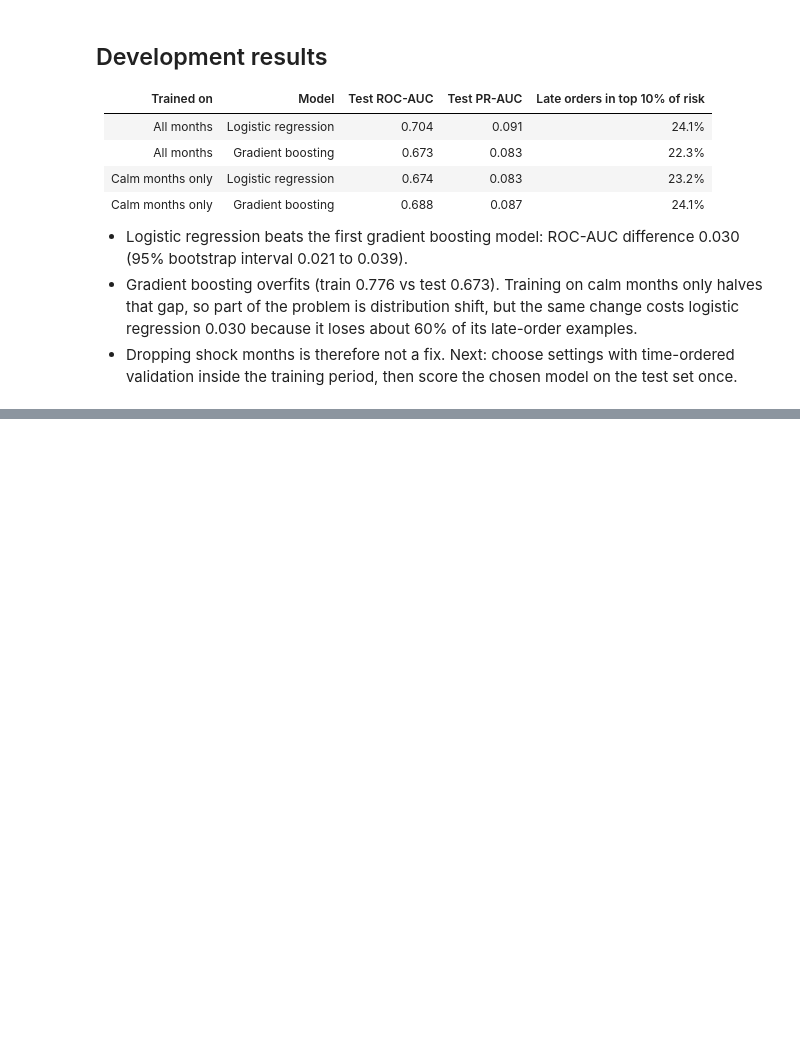
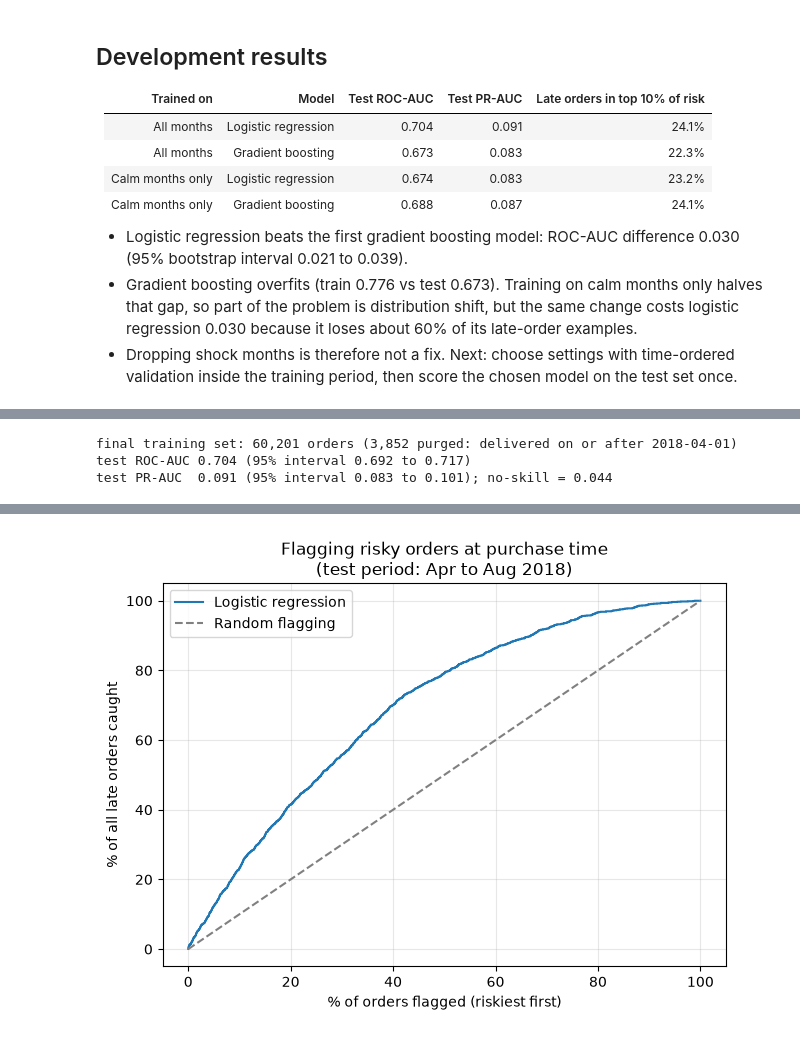
Before and after one commit to eQuaEnoo/olist-ecommerce-analysis, a Jupyter notebook: notebooks/02-predict-late-delivery.ipynb, the cells around one changed output, grey strips where cells are left out. Drawn from its saved outputs; the diff is of its cells as text; code cells hidden in the pictures; blank space fills up the shorter version.

Commit message:
Part 2: purged time-ordered validation, final model evaluation

```diff
--- a/notebooks/02-predict-late-delivery.ipynb
+++ b/notebooks/02-predict-late-delivery.ipynb
@@ -214,7 +231,7 @@ features.loc[features["distance_km"] > 4500, ["customer_state", "seller_state",
 | 81703 | PR | SC | 8677.911622 |
 # %%
 period = features["purchase_ts"].dt.to_period("M").astype(str)
-shock_months = ["2017-11", "2018-02", "2018-03"]   # months with late rate above ~10%
+shock_months = ["2017-11", "2018-02", "2018-03"]  # months with late rate above ~10%
 in_range = features["purchase_ts"] >= "2017-01-01"
 
 groups = {
@@ -222,10 +239,13 @@ groups = {
     "Shock months (Nov 2017, Feb to Mar 2018)": features[period.isin(shock_months)],
 }
 for name, part in groups.items():
-    print(f"{name}: {len(part):,} orders, late rate {100 * part['is_late'].mean():.1f}%")
+    print(
+        f"{name}: {len(part):,} orders, late rate {100 * part['is_late'].mean():.1f}%"
+    )
     display(
-        part.groupby(pd.cut(part["est_days"], [0, 10, 15, 20, 30, 60, 200]), observed=True)["is_late"]
-        .agg(orders="size", late_rate=lambda s: round(100 * s.mean(), 1))
+        part.groupby(
+            pd.cut(part["est_days"], [0, 10, 15, 20, 30, 60, 200]), observed=True
+        )["is_late"].agg(orders="size", late_rate=lambda s: round(100 * s.mean(), 1))
     )
 # %% [output]
 Calm months: 75,357 orders, late rate 4.5%
@@ -409,0 +592,68 @@ calm-only training set: 43,207 orders, late rate 4.5%
+# %%
+FINAL_C = 0.1
+train_final = train_cv[train_cv["delivered_ts"] < CUTOFF]  # purge: labels known by the test start
+print(
+    f"final training set: {len(train_final):,} orders "
+    f"({len(train_cv) - len(train_final):,} purged: delivered on or after {CUTOFF.date()})"
+)
+
+final_pipe = Pipeline(
+    [("prep", make_preprocessor()), ("model", LogisticRegression(C=FINAL_C, max_iter=2000))]
+)
+final_pipe.fit(train_final[NUMERIC + CATEGORICAL], train_final[TARGET])
+final_scores = final_pipe.predict_proba(X_test)[:, 1]
+
+y = y_test.to_numpy()
+rng = np.random.default_rng(42)
+boot = []
+for _ in range(500):
+    idx = rng.integers(0, len(y), len(y))
+    boot.append(
+        (roc_auc_score(y[idx], final_scores[idx]), average_precision_score(y[idx], final_scores[idx]))
+    )
+boot = np.array(boot)
+roc_lo, roc_hi = np.percentile(boot[:, 0], [2.5, 97.5])
+pr_lo, pr_hi = np.percentile(boot[:, 1], [2.5, 97.5])
+print(f"test ROC-AUC {roc_auc_score(y, final_scores):.3f} (95% interval {roc_lo:.3f} to {roc_hi:.3f})")
+print(
+    f"test PR-AUC  {average_precision_score(y, final_scores):.3f} "
+    f"(95% interval {pr_lo:.3f} to {pr_hi:.3f}); no-skill = {y.mean():.3f}"
+)
+
+# What flagging the riskiest orders would achieve
+order = np.argsort(-final_scores)
+y_sorted = y[order]
+rows = []
+for frac in [0.05, 0.10, 0.20, 0.30]:
+    k = int(frac * len(y))
+    caught = int(y_sorted[:k].sum())
+    rows.append(
+        {
+            "flag the riskiest": f"{int(frac * 100)}% of orders",
+            "orders flagged": k,
+            "late orders caught": caught,
+            "share of all late orders caught": f"{100 * caught / y.sum():.1f}%",
+            "flagged orders that are late": f"{100 * caught / k:.1f}%",
+            "lift": round((caught / k) / y.mean(), 2),
+        }
+    )
+display(pd.DataFrame(rows))
+
+# Cumulative gains chart
+share_flagged = np.arange(1, len(y) + 1) / len(y)
+share_caught = y_sorted.cumsum() / y.sum()
+fig, ax = plt.subplots(figsize=(6.5, 5))
+ax.plot(100 * share_flagged, 100 * share_caught, label="Logistic regression")
+ax.plot([0, 100], [0, 100], linestyle="--", color="grey", label="Random flagging")
+ax.set_xlabel("% of orders flagged (riskiest first)")
+ax.set_ylabel("% of all late orders caught")
+ax.set_title("Flagging risky orders at purchase time\n(test period: Apr to Aug 2018)")
+ax.legend()
+ax.grid(alpha=0.3)
+plt.tight_layout()
+plt.savefig(REPORTS / "late_delivery_gains.png", dpi=150)
+plt.show()
+# %% [output]
+final training set: 60,201 orders (3,852 purged: delivered on or after 2018-04-01)
+test ROC-AUC 0.704 (95% interval 0.692 to 0.717)
+test PR-AUC  0.091 (95% interval 0.083 to 0.101); no-skill = 0.044
@@ -409,0 +665 @@ calm-only training set: 43,207 orders, late rate 4.5%
+[figure, added]
```
Also changed, not shown: parts of 10 cells of this notebook, 1 other file.
